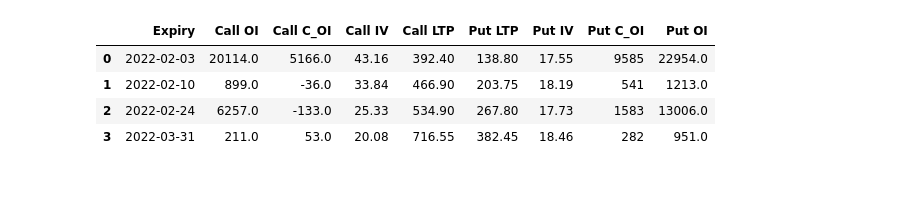
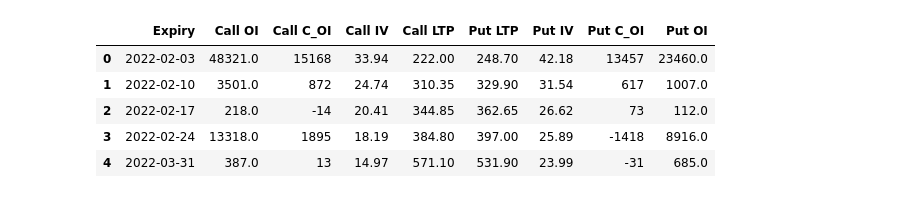
Before and after one commit to cheesecakeMafia/OptionChain, a Jupyter notebook: Nifty Option Chain.ipynb, the cells around one changed output. Drawn from its saved outputs; the diff is of its cells as text; code cells hidden in the pictures.

```diff
--- a/Nifty Option Chain.ipynb
+++ b/Nifty Option Chain.ipynb
@@ -165,12 +165,13 @@ expiry[0]
 # %%
 # Check whether the strike dictionary actually contains data in the required form
-strike[17100]
+strike[17400]
 # %% [output]
 |  | Expiry | Call OI | Call C_OI | Call IV | Call LTP | Put LTP | Put IV | Put C_OI | Put OI |
-| 0 | 2022-02-03 | 20114.0 | 5166.0 | 43.16 | 392.40 | 138.80 | 17.55 | 9585 | 22954.0 |
-| 1 | 2022-02-10 | 899.0 | -36.0 | 33.84 | 466.90 | 203.75 | 18.19 | 541 | 1213.0 |
-| 2 | 2022-02-24 | 6257.0 | -133.0 | 25.33 | 534.90 | 267.80 | 17.73 | 1583 | 13006.0 |
-| 3 | 2022-03-31 | 211.0 | 53.0 | 20.08 | 716.55 | 382.45 | 18.46 | 282 | 951.0 |
+| 0 | 2022-02-03 | 48321.0 | 15168 | 33.94 | 222.00 | 248.70 | 42.18 | 13457 | 23460.0 |
+| 1 | 2022-02-10 | 3501.0 | 872 | 24.74 | 310.35 | 329.90 | 31.54 | 617 | 1007.0 |
+| 2 | 2022-02-17 | 218.0 | -14 | 20.41 | 344.85 | 362.65 | 26.62 | 73 | 112.0 |
+| 3 | 2022-02-24 | 13318.0 | 1895 | 18.19 | 384.80 | 397.00 | 25.89 | -1418 | 8916.0 |
+| 4 | 2022-03-31 | 387.0 | 13 | 14.97 | 571.10 | 531.90 | 23.99 | -31 | 685.0 |
 # %%
 # Define a function to plot the Skew of call and put options for a given expiry
 def plot_graph_expiry(options, expiry=0):
```
Also changed, not shown: parts of 7 cells of this notebook.
